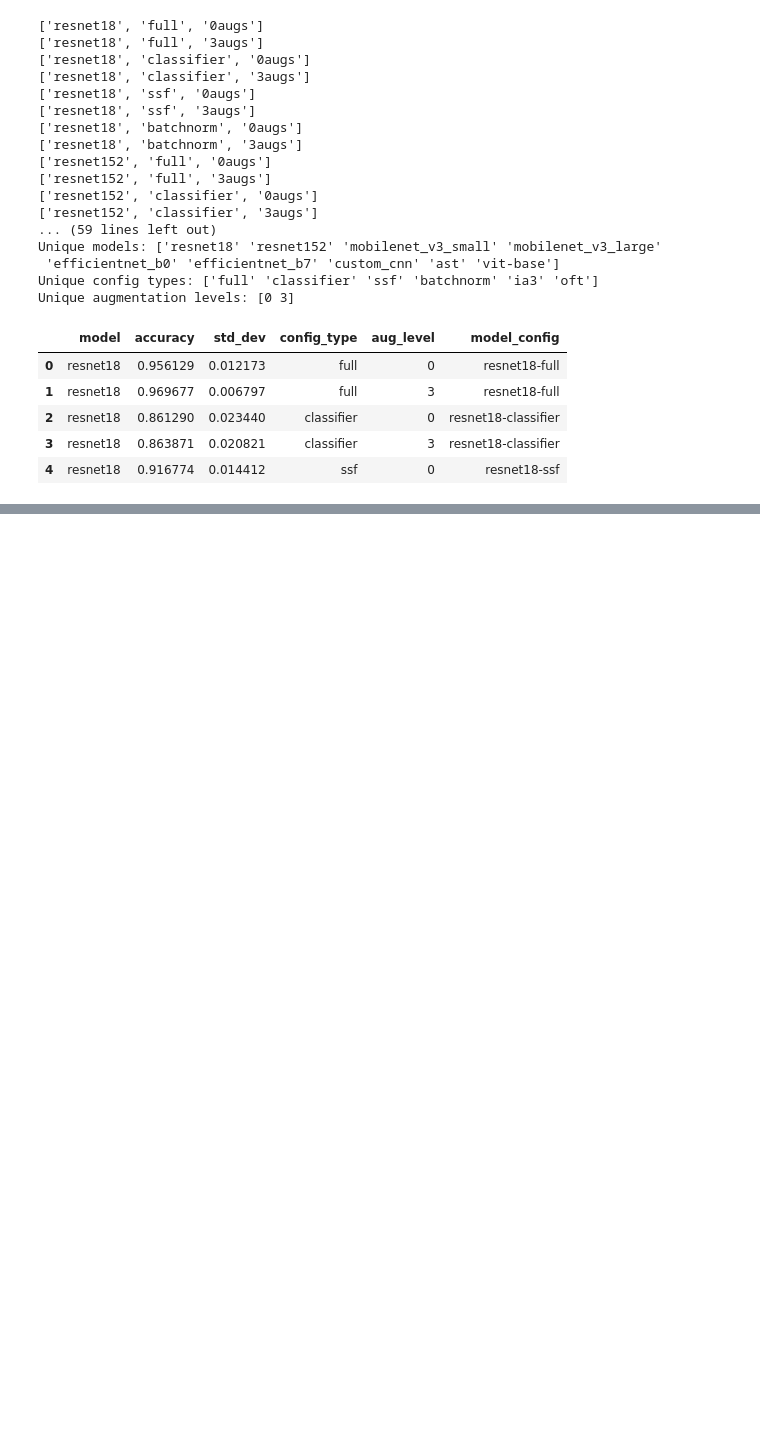
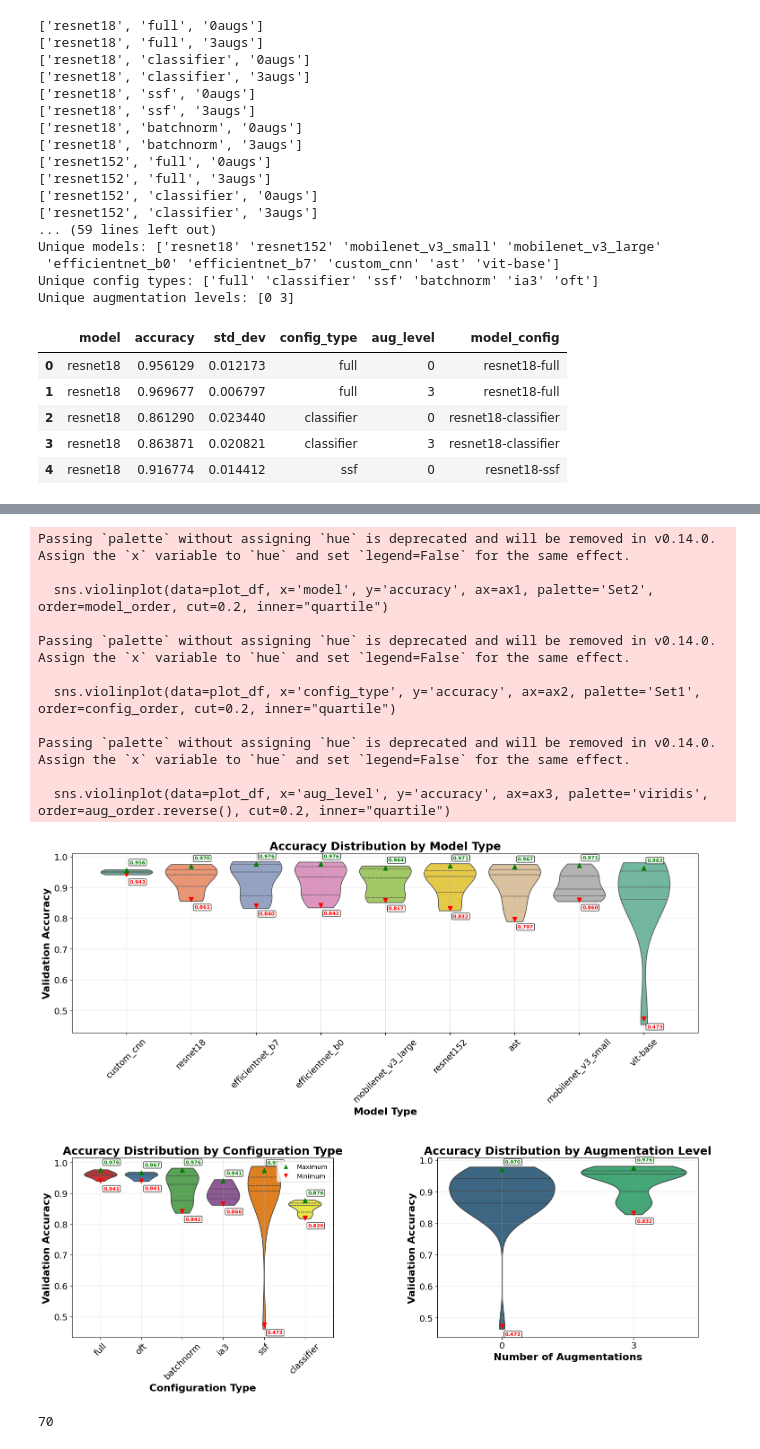
Before and after one commit to AndrewPBerg/UAV_Classification, a Jupyter notebook: src/images/rerun_EDA.ipynb, the cells around one changed output, grey strips where cells are left out. Saved outputs shown, nothing was run; the diff lists cells and outputs as text; code cells hidden in the pictures; blank space fills up the shorter version.

```diff
--- a/src/images/rerun_EDA.ipynb
+++ b/src/images/rerun_EDA.ipynb
@@ -218,4 +234,79 @@ def add_min_max_annotations(ax, df, x_col, y_col, order):
                        xytext=(5, 10), textcoords='offset points',
                        fontsize=8, color='green', weight='bold',
                        bbox=dict(boxstyle='round,pad=0.2', facecolor='white', alpha=0.8))
+# %%
+# Combined Accuracy Analysis: Three plots in subplot layout
+plt.style.use('default')
+fig = plt.figure(figsize=(18, 14))  # Increased figure size for better readability
+
+# Create subplot layout: top plot spans full width, bottom two plots side by side
+# Increase hspace for more vertical space between upper and lower subplots
+gs = fig.add_gridspec(2, 2, height_ratios=[1, 1], hspace=0.7, wspace=0.4)
+
+# Top subplot: Accuracy distribution by model type (spans both columns)
+ax1 = fig.add_subplot(gs[0, :])  # Spans both columns
+model_order = get_ordered_categories(plot_df, 'model', 'accuracy')
+sns.violinplot(data=plot_df, x='model', y='accuracy', ax=ax1, palette='Set2', order=model_order, cut=0.2, inner="quartile")
+add_min_max_annotations(ax1, plot_df, 'model', 'accuracy', model_order)
+
+ax1.set_title('Accuracy Distribution by Model Type', fontsize=18, weight='bold')
+ax1.set_xlabel('Model Type', fontsize=16, weight='bold')
+ax1.set_ylabel('Validation Accuracy', fontsize=16, weight='bold')
+ax1.tick_params(axis='x', rotation=45, labelsize=14)
+ax1.tick_params(axis='y', labelsize=14)
+ax1.grid(True, alpha=0.3)
+
+# Bottom left subplot: Accuracy distribution by configuration type
+ax2 = fig.add_subplot(gs[1, 0])
+config_order = get_ordered_categories(plot_df, 'config_type', 'accuracy')
+sns.violinplot(data=plot_df, x='config_type', y='accuracy', ax=ax2, palette='Set1', order=config_order, cut=0.2, inner="quartile")
+add_min_max_annotations(ax2, plot_df, 'config_type', 'accuracy', config_order)
+
+ax2.set_title('Accuracy Distribution by Configuration Type', fontsize=18, weight='bold')
+ax2.set_xlabel('Configuration Type', fontsize=16, weight='bold')
+ax2.set_ylabel('Validation Accuracy', fontsize=16, weight='bold')
+ax2.tick_params(axis='x', rotation=45, labelsize=14)
+ax2.tick_params(axis='y', labelsize=14)
+ax2.grid(True, alpha=0.3)
+
+# Add legend for min/max markers on bottom left
+legend_elements = [
+    plt.Line2D([0], [0], marker='^', color='w', markerfacecolor='green', markersize=8, label='Maximum'),
+    plt.Line2D([0], [0], marker='v', color='w', markerfacecolor='red', markersize=8, label='Minimum')
+]
+ax2.legend(handles=legend_elements, loc='upper right')
+
+# Bottom right subplot: Accuracy vs augmentation level
+ax3 = fig.add_subplot(gs[1, 1])
+# For aug_level, ensure it's sorted by mean accuracy, but keep as string for x-axis
+aug_order = get_ordered_categories(plot_df, 'aug_level', 'accuracy')
+sns.violinplot(data=plot_df, x='aug_level', y='accuracy', ax=ax3, palette='viridis', order=aug_order.reverse(), cut=0.2, inner="quartile")
+add_min_max_annotations(ax3, plot_df, 'aug_level', 'accuracy', aug_order)
+
+ax3.set_title('Accuracy Distribution by Augmentation Level', fontsize=18, weight='bold')
+ax3.set_xlabel('Number of Augmentations', fontsize=16, weight='bold')
+ax3.set_ylabel('Validation Accuracy', fontsize=16, weight='bold')
+ax3.tick_params(axis='x', labelsize=14)
+ax3.tick_params(axis='y', labelsize=14)
+ax3.grid(True, alpha=0.3)
+
+plt.tight_layout()
+plt.savefig('accuracy_analysis_combined.png', dpi=300, bbox_inches='tight')
+plt.show()
+
+len(plot_df)
+# %% [output]
+Passing `palette` without assigning `hue` is deprecated and will be removed in v0.14.0. Assign the `x` variable to `hue` and set `legend=False` for the same effect.
+
+  sns.violinplot(data=plot_df, x='model', y='accuracy', ax=ax1, palette='Set2', order=model_order, cut=0.2, inner="quartile")
+
+Passing `palette` without assigning `hue` is deprecated and will be removed in v0.14.0. Assign the `x` variable to `hue` and set `legend=False` for the same effect.
+
+  sns.violinplot(data=plot_df, x='config_type', y='accuracy', ax=ax2, palette='Set1', order=config_order, cut=0.2, inner="quartile")
+
+Passing `palette` without assigning `hue` is deprecated and will be removed in v0.14.0. Assign the `x` variable to `hue` and set `legend=False` for the same effect.
+
+  sns.violinplot(data=plot_df, x='aug_level', y='accuracy', ax=ax3, palette='viridis', order=aug_order.reverse(), cut=0.2, inner="quartile")
+[figure, added]
+70
 # %%
```
Also changed, not shown: parts of 36 cells of this notebook, 1 other file.
